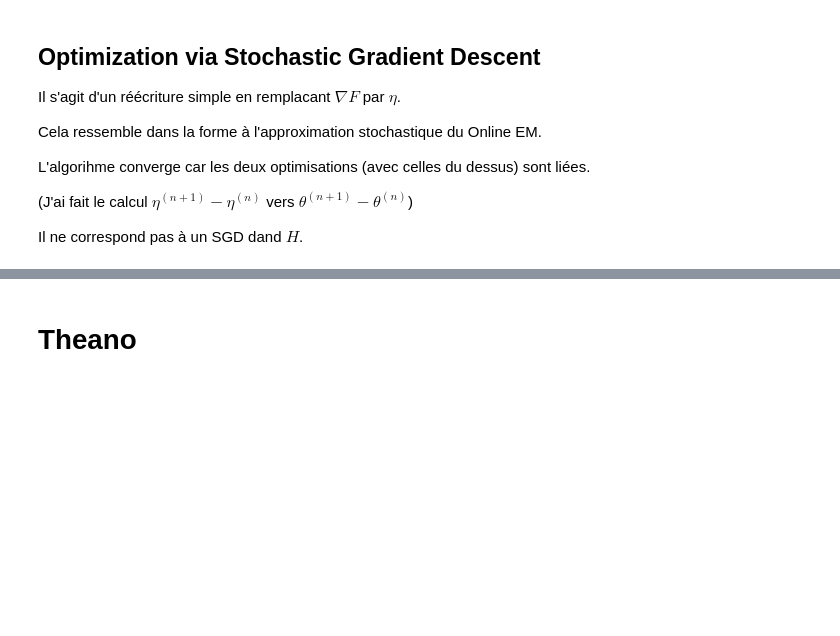
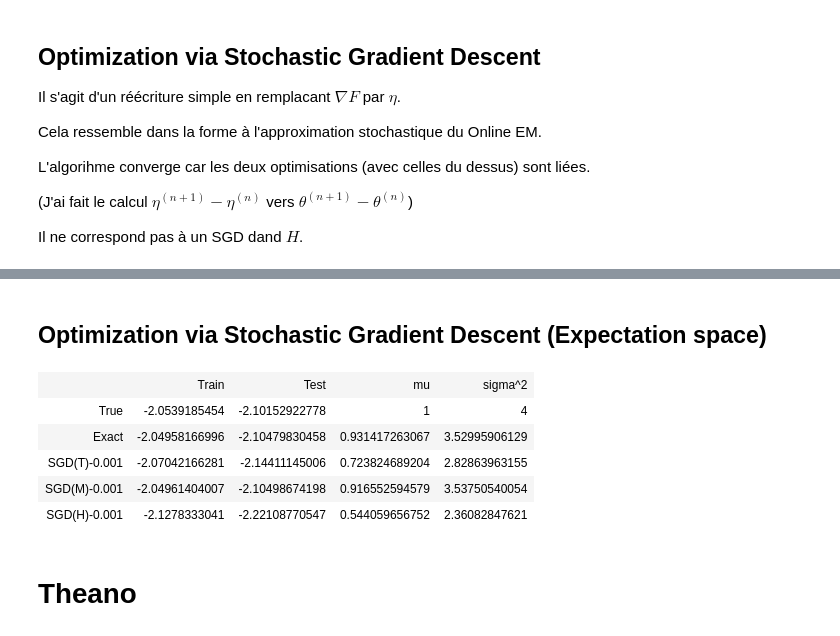
Before and after one commit to christophesaintjean/christophesaintjean.github.io, a Jupyter notebook: Python/Optimization with univariate gaussian.ipynb, the cells around one changed output, grey strips where cells are left out. Drawn from its saved outputs; the diff is of its cells as text; code cells hidden in the pictures; blank space fills up the shorter version.

```diff
--- a/Python/Optimization with univariate gaussian.ipynb
+++ b/Python/Optimization with univariate gaussian.ipynb
@@ -138,3 +232,5 @@ et donc la suite convergente $$\theta^{(t+1)} = \theta^{(t)} + a^{(t)} (s(x^{(t)
+# %%
+results = []
 # %% [markdown]
 ## Points stationnaires de $C_N(\theta)$ par dérivation exacte
 
@@ -192,7 +303,7 @@ success:
 # %%
 np.random.seed(seed)
 
-alpha = 0.01
+alpha = 0.001
 epochs = 10
 
 mu_0, sigma2_0 = np.random.randn(), np.random.random()
@@ -219,3 +330,5 @@ for __ in range(epochs):
         sig_list.append(sigma2_est)
         ave_ll_list_train.append(ave_ll(mu_est, sigma2_est, Xt))
         ave_ll_list_test.append(ave_ll(mu_est, sigma2_est, Xtest))
+this_result = [ave_ll_list_train, ave_ll_list_test, mu_list, sig_list, 'SGD(T)-'+str(alpha)]
+results.append(this_result)
@@ -279,3 +380,5 @@ for __ in range(epochs):
         sig_list.append(sigma2_est)
         ave_ll_list_train.append(ave_ll(mu_est, sigma2_est, Xt))
         ave_ll_list_test.append(ave_ll(mu_est, sigma2_est, Xtest))
+this_result = [ave_ll_list_train, ave_ll_list_test, mu_list, sig_list, 'SGD(M)-'+str(alpha)]
+results.append(this_result)
@@ -302,3 +394,45 @@ average ll on test set :  -2.10152922778  vs  -2.10498674198
+# %% [markdown]
+## Optimization via Stochastic Gradient Descent  (Expectation space)
+# %%
+np.random.seed(seed)
+
+alpha = 0.001
+epochs = 10
+mu_0, sigma2_0 = np.random.randn(), np.random.random()
+eta1, eta2 = mu_0 , -(mu_0*mu_0 + sigma2_0)
+def grad_1(x, eta1, eta2):
+    return (1.0*eta1*(eta2 + x**2) + (eta1 - x)*(8.0*eta1**2 - 8.0*eta2)/8.)/(eta1**2 + eta2)**2
+
+def grad_2(x, eta1, eta2):
+    return (1.0*eta1*(eta1 - x) + 0.5*eta2 + 0.5*x**2)/(eta1**2 + eta2)**2
+
+mu_list, sig_list, ave_ll_list_train, ave_ll_list_test = [], [], [], []
+for __ in range(epochs):
+    for x in Xt:
+        #print("avant eta",eta1, eta2, " x ", x)
+        #print ("grad 1 ", grad_nll_1(x, eta1, eta2))
+        #print ("grad 2 ", grad_nll_2(x, eta1, eta2))
+        eta1 -= alpha*grad_1(x, eta1, eta2)
+        eta2 -= alpha*grad_2(x, eta1, eta2)
+        #print("apres eta", eta1, eta2)
+        mu_est, sigma2_est = eta1, -(eta1*eta1+eta2)
+        #print("apres mu_sd2", mu_est, sd_est)
+        mu_list.append(mu_est)
+        sig_list.append(sigma2_est)
+        ave_ll_list_train.append(ave_ll(mu_est, sigma2_est, Xt))
+        ave_ll_list_test.append(ave_ll(mu_est, sigma2_est, Xtest))
+this_result = [ave_ll_list_train, ave_ll_list_test, mu_list, sig_list, 'SGD(H)-'+str(alpha)]
+results.append(this_result)
+# %%
+#disp_results([this_result])
+disp_results(results)
+# %% [output]
+|  | Train | Test | mu | sigma^2 |
+| True | -2.0539185454 | -2.10152922778 | 1 | 4 |
+| Exact | -2.04958166996 | -2.10479830458 | 0.931417263067 | 3.52995906129 |
+| SGD(T)-0.001 | -2.07042166281 | -2.14411145006 | 0.723824689204 | 2.82863963155 |
+| SGD(M)-0.001 | -2.04961404007 | -2.10498674198 | 0.916552594579 | 3.53750540054 |
+| SGD(H)-0.001 | -2.1278333041 | -2.22108770547 | 0.544059656752 | 2.36082847621 |
 # %% [markdown]
 # Theano
 # %%
```
Also changed, not shown: parts of 28 cells of this notebook.
